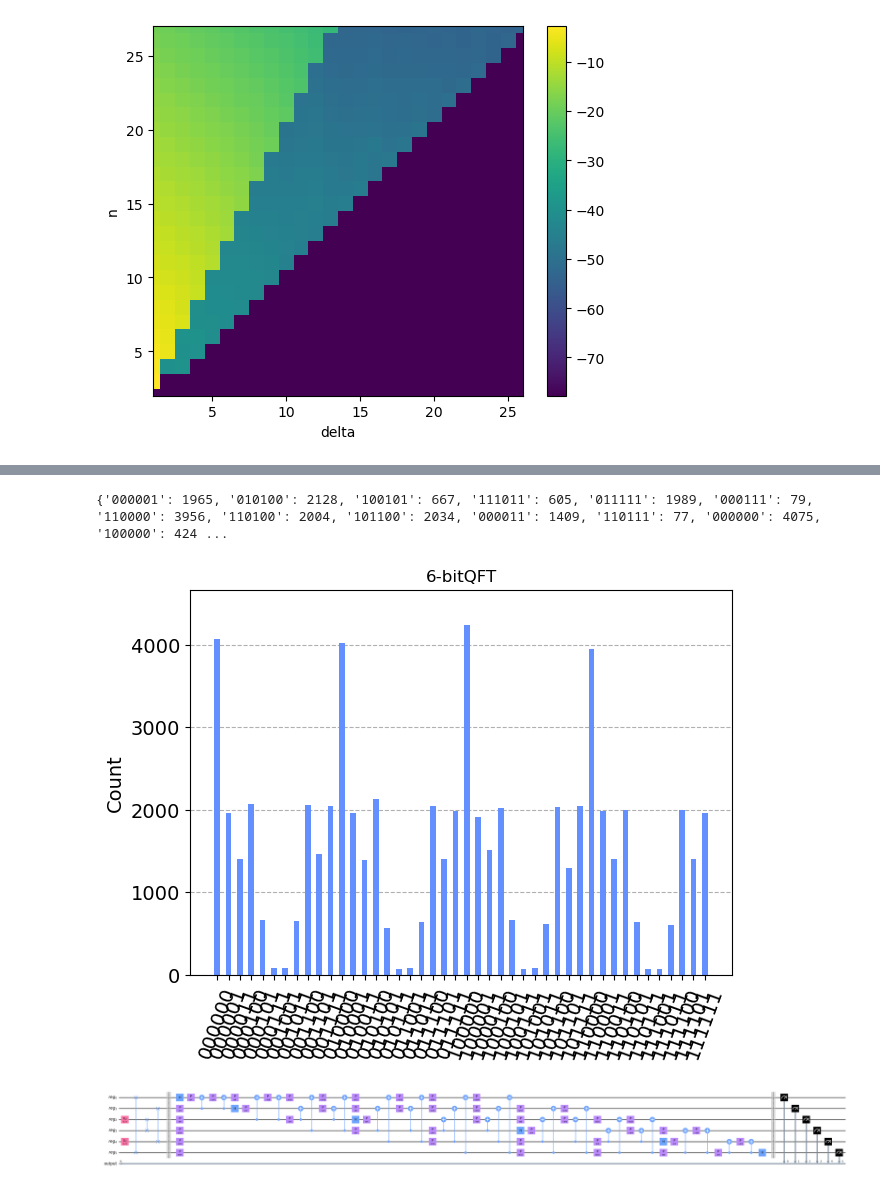
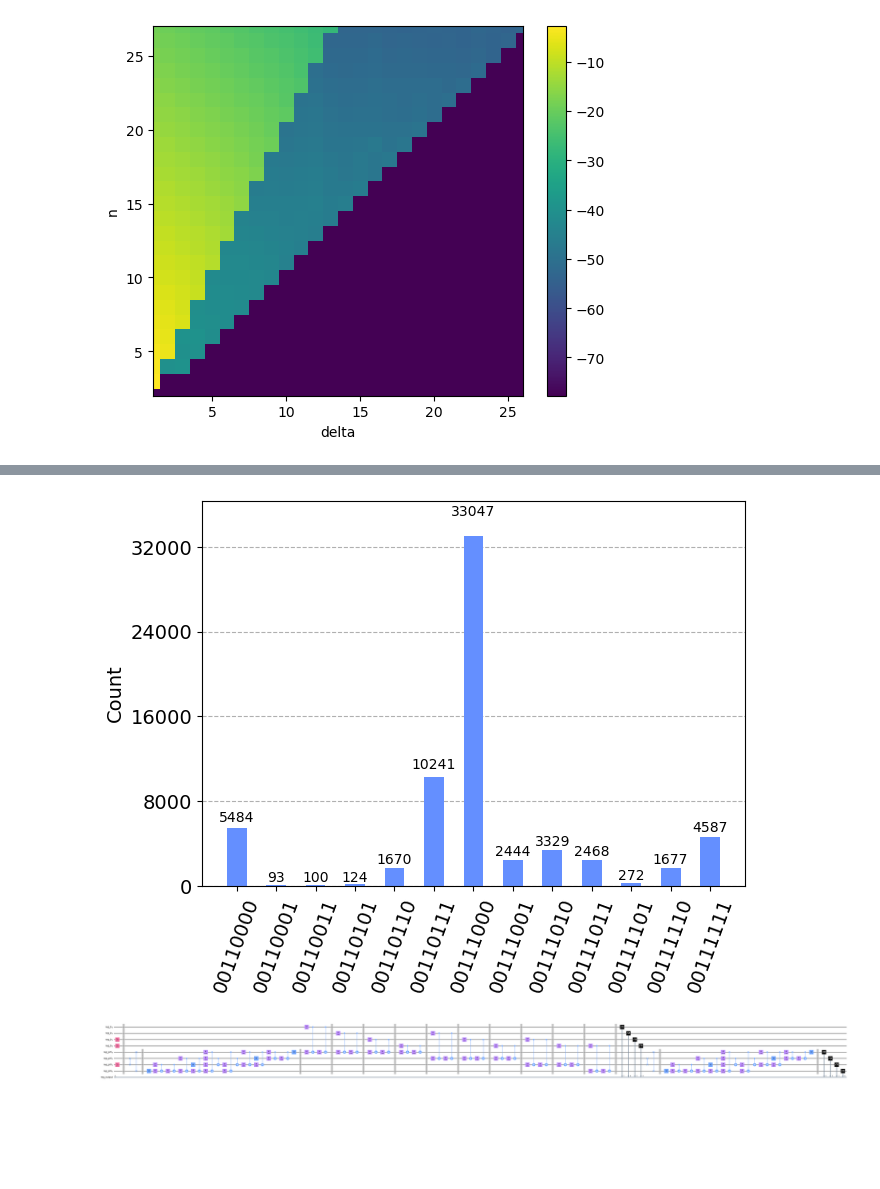
Before and after one commit to JuliuszSyrewicz/quantumFactorization, a Jupyter notebook: QFT.ipynb, the cells around one changed output, grey strips where cells are left out. Saved outputs shown, nothing was run; the diff lists cells and outputs as text; code cells hidden in the pictures; blank space fills up the shorter version.

Commit message:
Added a prototype implementation for Fourier space addition

```diff
--- a/QFT.ipynb
+++ b/QFT.ipynb
@@ -292,27 +303,44 @@ a = 8, binMod = 01000
 # %%
-# new QFT test
-n = 3
-len_exp = 2*n
+# fourier space addition
+reverse_bool  =False
+n = 4
+no_qubits = 2 * n
 
-reg = QuantumRegister(len_exp, name = "reg")
-cr = ClassicalRegister(len_exp, name="output")
-qc = QuantumCircuit(reg, cr)
-qc.h(reg[i] for i in [2,4])
-qc.append(nbitQFT(len_exp, reg), reg[0:len_exp])
-qc.measure(range(len_exp), range(len_exp))
+reg_b = QuantumRegister(n, name="reg_b")
+reg_phi = QuantumRegister(n, name="reg_phi")
+cr = ClassicalRegister(no_qubits, name="reg_output")
+
+qc = QuantumCircuit(reg_phi, reg_b, cr)
+
+qc.x(reg_b[i] for i in [0, 1])
+qc.x(reg_phi[i] for i in [1])
+
+qc.barrier()
+
+qc.append(nbitQFT(n, reg_phi), reg_phi[0:n])
+
+for i in range(n):
+    for j in range(n-i):
+        qc.append(CRn(np.pi/2**j), [reg_b[-i+n-j-1], reg_phi[-i+n-1]])
+        qc.barrier()
+
+qc.append(nbitQFT(n, reg_phi, reversed=True), reg_phi[0:n])
+
+qc.measure(range(no_qubits), range(no_qubits))
 
 simulator = Aer.get_backend('qasm_simulator')
 job_sim = simulator.run(qk.transpile(qc, simulator), shots=2**16)
 result_sim = job_sim.result()
 counts = result_sim.get_counts(qc)
-print(counts)
 
-hist = plot_histogram(counts, bar_labels=False, title="{}-bitQFT".format(len_exp))
+
+# plotShor(no_qubits, len_exp, counts, g, N)
+hist = plot_histogram(counts)
 display(hist)
 
-reps = 1
-qc.decompose(reps=reps).draw(output="mpl", fold=-1, scale=1, filename="circuits/{}-bitQFT{}".format(n, "(decomposed)" if reps > 0 else ""))
+decomposed = qc.decompose(reps=0)
+# qc.draw(output="mpl", fold=-1, justify='right', filename="circuits/{}-bitModularAdder{}.png".format(n, "Reversed" if reverse_bool == True else ""))
+decomposed.draw(reverse_bits=True, output="mpl", style="bw", fold=-1, justify='right', filename="circuits/{}-bitFourierSpaceAdder.png".format(n, "Reversed" if reverse_bool == True else ""))
 # %% [output]
-{'000001': 1965, '010100': 2128, '100101': 667, '111011': 605, '011111': 1989, '000111': 79, '110000': 3956, '110100': 2004, '101100': 2034, '000011': 1409, '110111': 77, '000000': 4075, '100000': 424 ...
-[figure, old version]
+[figure, new version]
-[figure, old version]
+[figure, new version]
```
Also changed, not shown: parts of 7 cells of this notebook, 1 other file.
